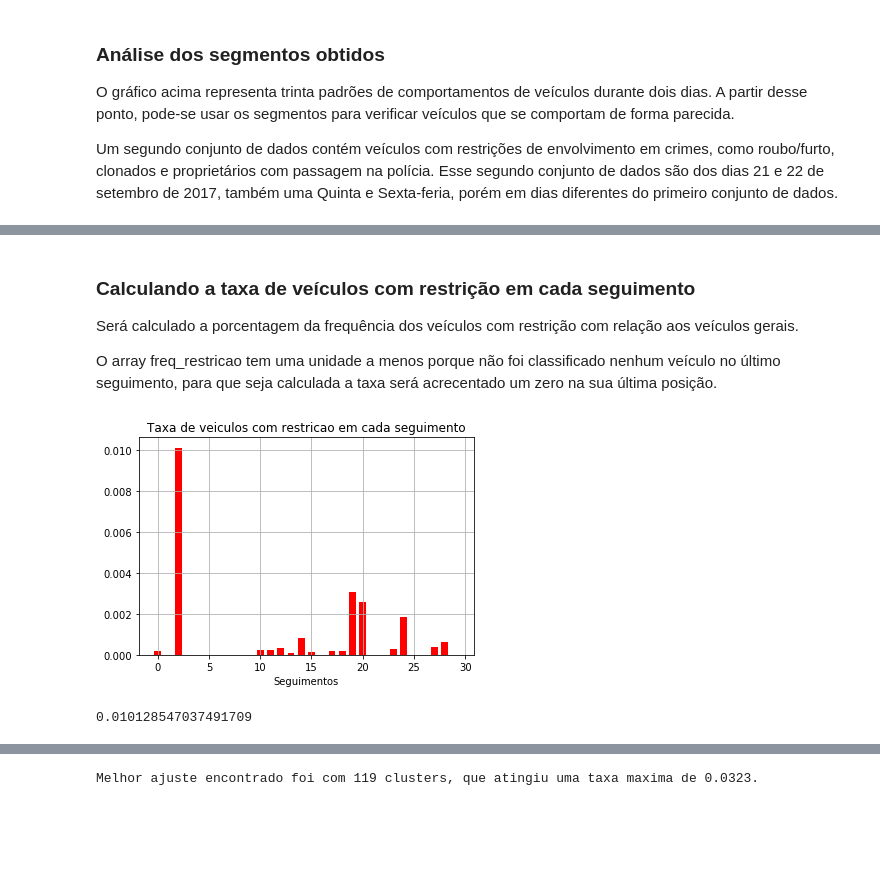
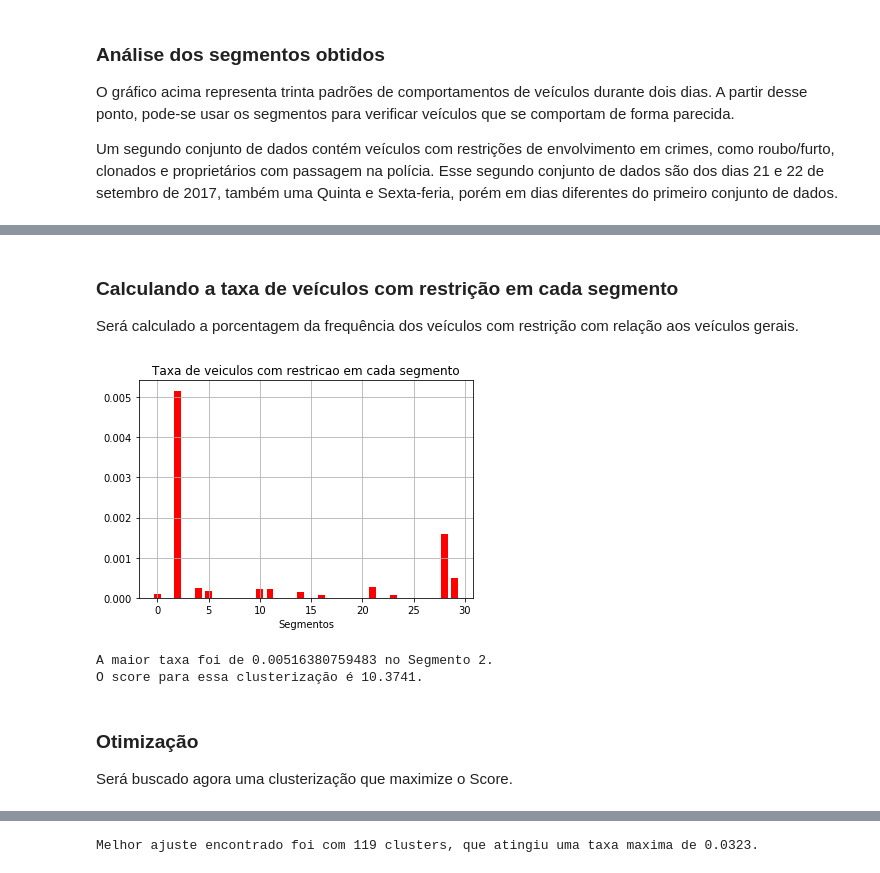
Before and after one commit to jessebr2/analise-rotas-veiculos-capstone-project, a Jupyter notebook: Analise_de_rotas_de_veiculos.ipynb, the cells around one changed output, grey strips where cells are left out. Drawn from its saved outputs; the diff is of its cells as text; code cells hidden in the pictures; blank space fills up the shorter version.

```diff
--- a/Analise_de_rotas_de_veiculos.ipynb
+++ b/Analise_de_rotas_de_veiculos.ipynb
@@ -281,0 +338,7 @@ print data_restricao_locais_treinados.shape
+# %%
+colunas_faltantes_frame = np.zeros(shape=(len(data_restricao.index),len(colunas_faltantes)))
+colunas_faltantes_df=pd.DataFrame(colunas_faltantes_frame, index = data_restricao.index, columns=[colunas_faltantes])
+data_restricao=pd.concat([data_restricao, colunas_faltantes_df], axis=1)
+print "Tamanho final do data frame:"
+display(data_restricao.shape)
+data_restricao.fillna(0, inplace = True)
@@ -281,0 +350,3 @@ print data_restricao_locais_treinados.shape
+# %%
+#removendo os veículos que nao passaram por nenhum ponto treinado
+data_restricao = data_restricao.loc[(data_restricao!=0).any(axis=1)]
@@ -284,8 +359,6 @@ Transformando as dimensões de data_restrição_locais_treinados nas dimensões
 # %%
-data_restricao_pca = pca.transform(data_restricao_locais_treinados) #aplica PCA
+data_restricao_pca = pca.transform(data_restricao) #aplica PCA
 data_restricao_pca = pd.DataFrame(data_restricao_pca, columns = pca_dimensions) #coloca os dados em um DataFrame
 data_restricao_pred = clusterer.predict(data_restricao_pca) #predição dos dados nos clusteres treinados
-print data_restricao_pred
 freq_restricao = np.bincount(data_restricao_pred) #distribuição de frequência de cada cluster para veículos com restrição
-print freq_restricao
 log_freq_restricao = np.log(freq_restricao)
@@ -328,20 +397,14 @@ print freq_labels.shape
 # %% [markdown]
-### Calculando a taxa de veículos com restrição em cada seguimento
+### Calculando a taxa de veículos com restrição em cada segmento
 
 Será calculado a porcentagem da frequência dos veículos com restrição com relação aos veículos gerais.
-
-O array freq_restricao tem uma unidade a menos porque não foi classificado nenhum veículo no último seguimento, para que seja calculada a taxa será acrecentado um zero na sua última posição.
 # %%
-a = freq_labels.shape[0]-freq_restricao.shape[0]
-freq_restricao = np.append(freq_restricao, np.zeros(a))
+#a = freq_labels.shape[0]-freq_restricao.shape[0]
+#freq_restricao = np.append(freq_restricao, np.zeros(a))
 # %%
 x=freq_restricao.astype(float)
 restricao_ratio=np.divide(x,freq_labels)
 # %%
-plot_bar_graph(restricao_ratio, x_labels, cor='red', x_label = "Seguimentos", y_label = "", title = "Taxa de veiculos com restricao em cada seguimento")
+plot_bar_graph(restricao_ratio, x_labels, cor='red', x_label = "Segmentos", y_label = "", title = "Taxa de veiculos com restricao em cada segmento")
 # %% [output]
-[figure, old version]
+[figure, new version]
-# %%
-np.max(restricao_ratio)
-# %% [output]
-0.010128547037491709
@@ -348 +421,11 @@ np.max(restricao_ratio)
+# %%
+print "A maior taxa foi de {} no Segmento {}." .format(np.max(restricao_ratio), np.argmax(restricao_ratio))
+score=make_score(freq_restricao,freq_labels)
+print "O score para essa clusterização é {:.4f}." .format(score)
+# %% [output]
+A maior taxa foi de 0.00516380759483 no Segmento 2.
+O score para essa clusterização é 10.3741.
+# %% [markdown]
+### Otimização
+Será buscado agora uma clusterização que maximize o Score.
 # %%
```
Also changed, not shown: parts of 65 cells of this notebook.
